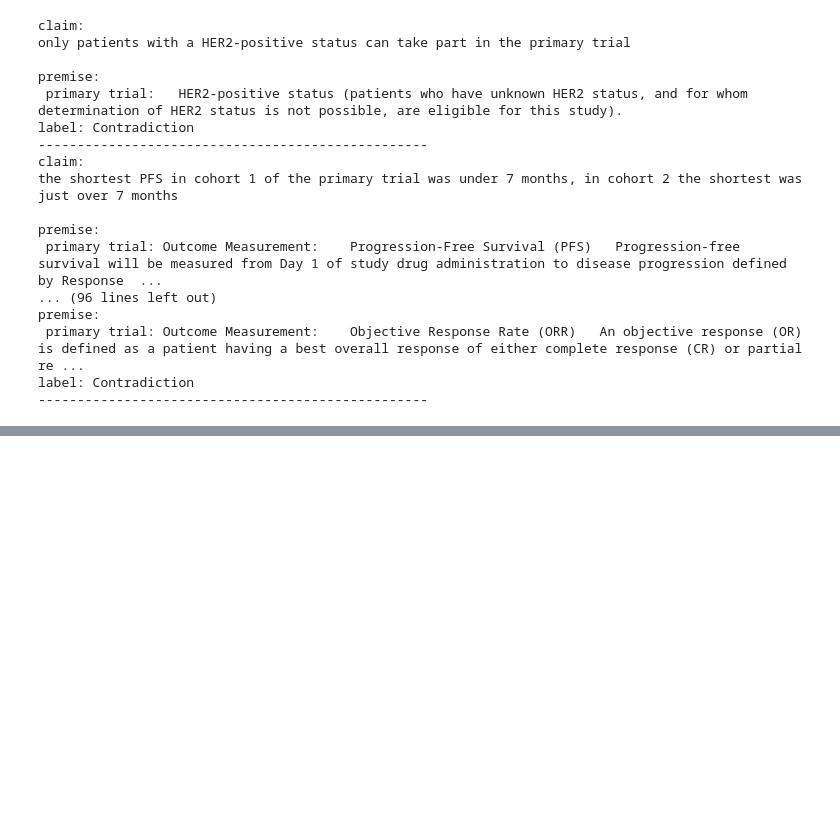
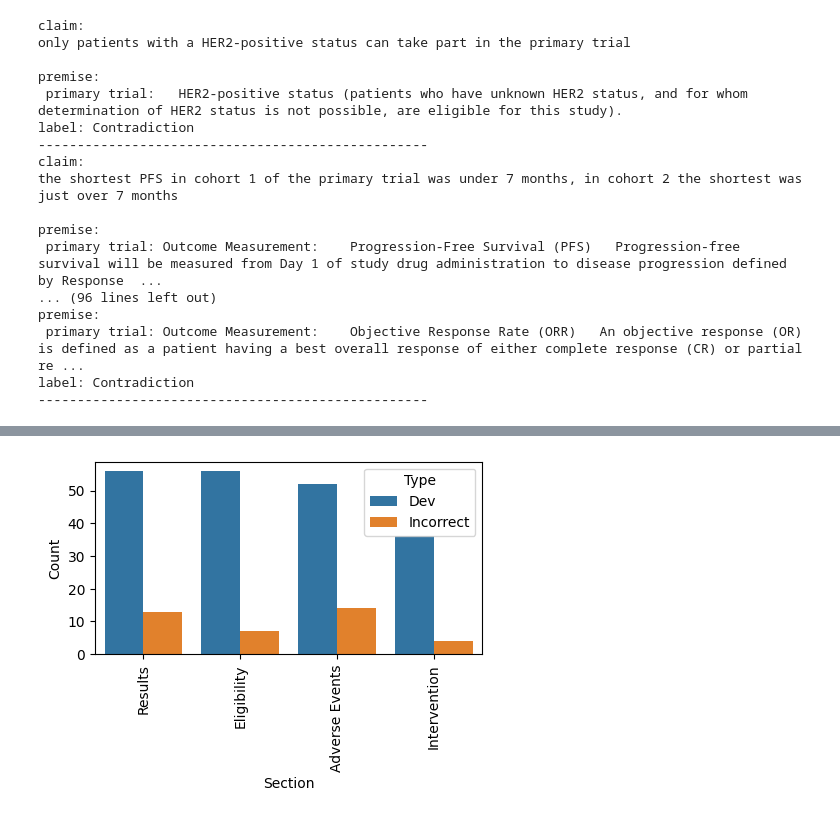
Before and after one commit to AshokBatakala/NLI4CT, a Jupyter notebook: 1_Experiments.ipynb, the cells around one changed output, grey strips where cells are left out. Drawn from its saved outputs; the diff is of its cells as text; code cells hidden in the pictures; blank space fills up the shorter version.

```diff
--- a/1_Experiments.ipynb
+++ b/1_Experiments.ipynb
@@ -88,0 +137,21 @@ label: Contradiction
+# %%
+# compare the ratio of sections in devset and incorrect samples
+sections_count_in_dev = {}
+for section in sections:
+    sections_count_in_dev[section] = sections_count_in_dev.get(section, 0) + 1
+print(sections_count_in_dev)
+
+types_count_in_dev = {}
+for type_ in types:
+    types_count_in_dev[type_] = types_count_in_dev.get(type_, 0) + 1
+
+print(types_count_in_dev, end="\n\n")
+
+
+print("Ratios for sections \n---------------")
+for section in sections_count_in_dev:
+    print(section,":" , incorrect_sections.get(section, 0)/sections_count_in_dev[section])
+
+print("\nRatios for types \n-----------------")
+for type_ in types_count_in_dev:
+    print(type_, ":", incorrect_types.get(type_, 0)/types_count_in_dev[type_])
@@ -88,0 +173,25 @@ label: Contradiction
+# %%
+ # plot both in same graph overlayed
+df = pd.DataFrame(list(sections_count_in_dev.items()), columns=["Section", "Count"])
+df["Type"] = "Dev"
+df2 = pd.DataFrame(list(incorrect_sections.items()), columns=["Section", "Count"])
+df2["Type"] = "Incorrect"
+df = pd.concat([df, df2])
+
+plt.figure(figsize=(5, 2.5))
+sns.barplot(x="Section", y="Count", data=df, hue="Type")
+plt.xticks(rotation=90)
+plt.show()
+
+# df = pd.DataFrame(list(types_count_in_dev.items()), columns=["Type", "Count"])
+# df["Type"] = "Dev"
+# df2 = pd.DataFrame(list(incorrect_types.items()), columns=["Type", "Count"])
+# df2["Type"] = "Incorrect"
+# df = pd.concat([df, df2])
+
+# plt.figure(figsize=(5, 2.5))
+# sns.barplot(x="Type", y="Count", data=df, hue="Type")
+# plt.xticks(rotation=90)
+# plt.show()
+# %% [output]
+[figure, added]
```
Also changed, not shown: parts of 7 cells of this notebook, 1 other file.
